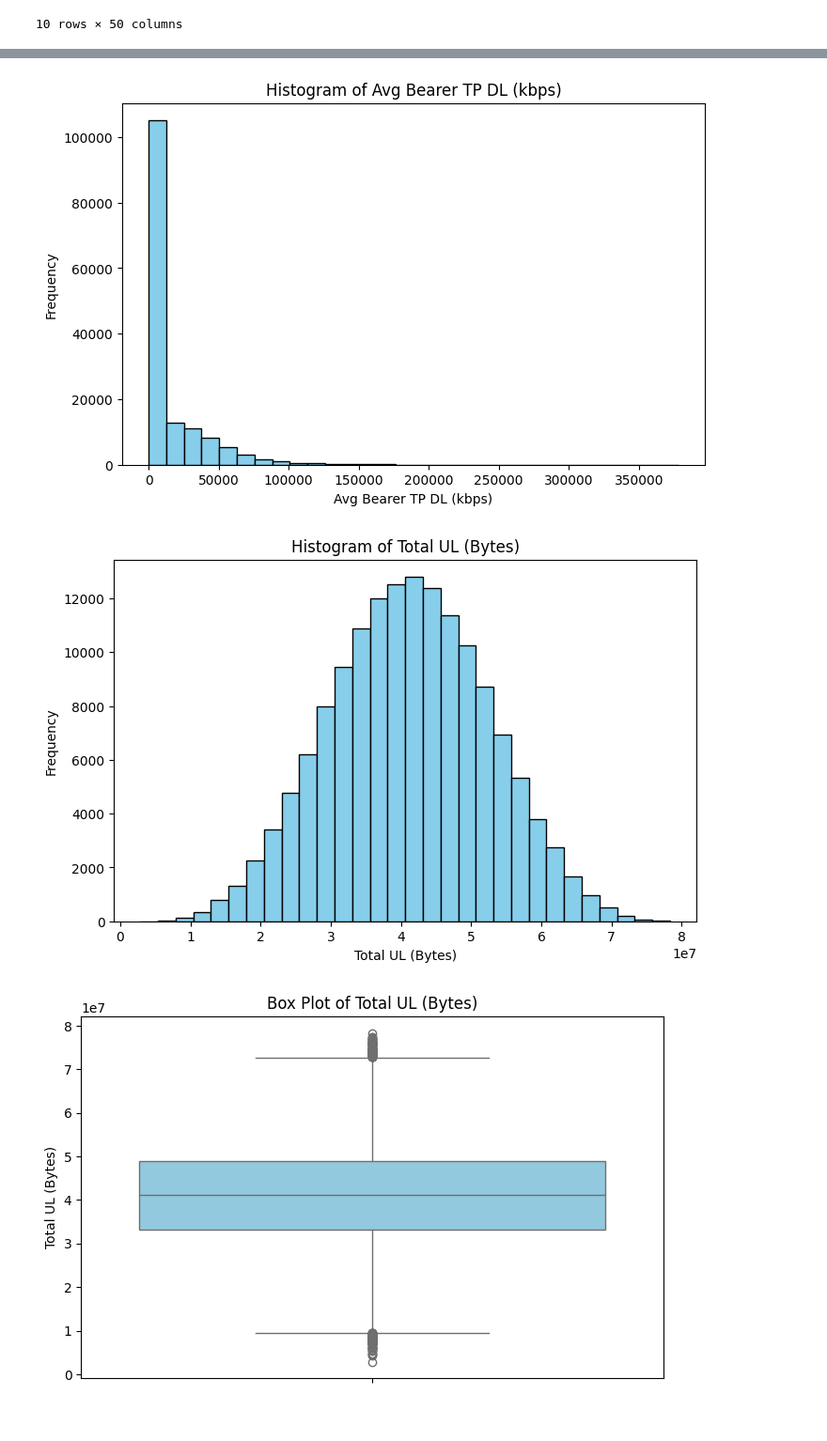
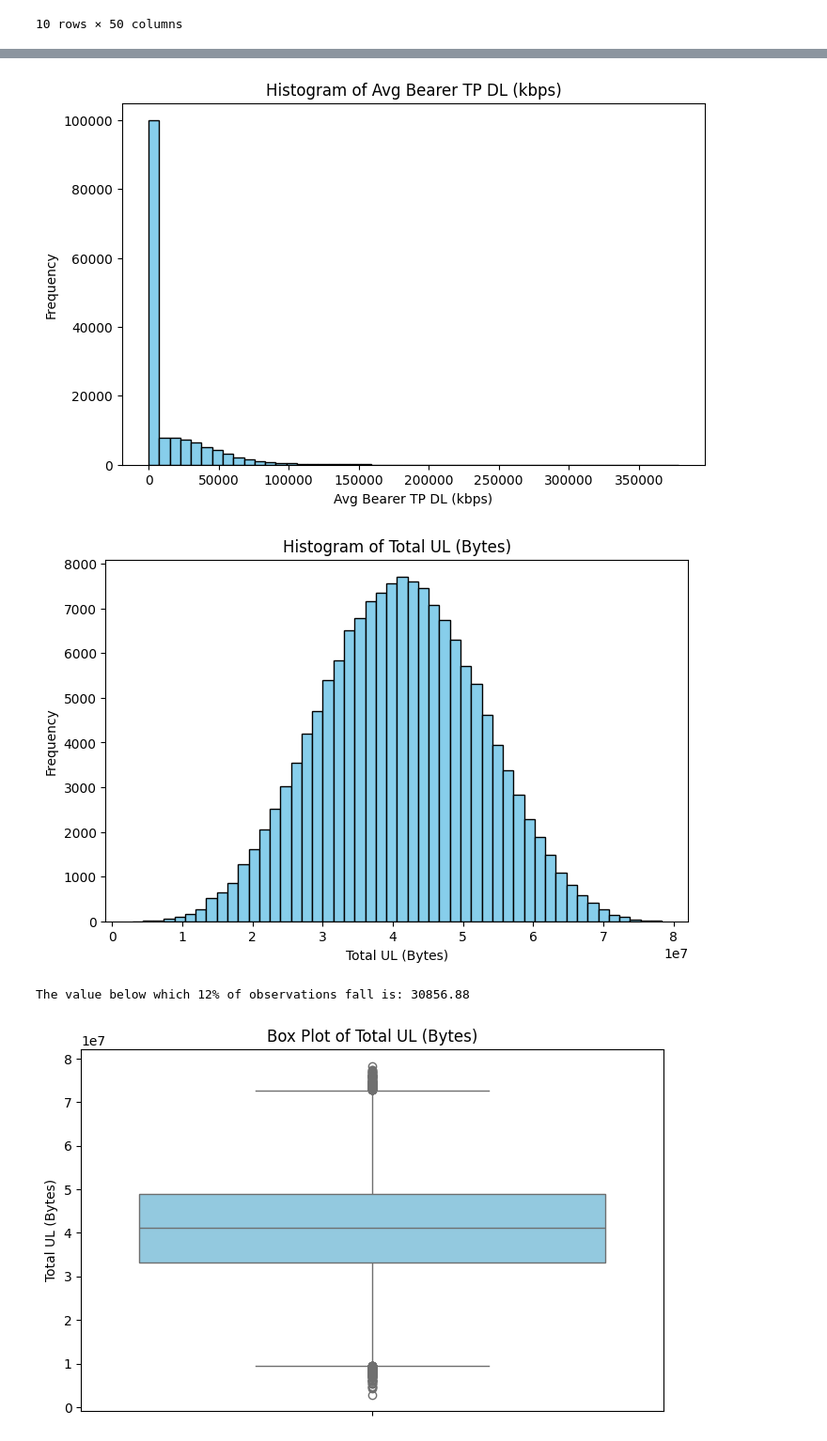
Before and after one commit to abrhamadddis/Week-1-User-Analytics-in-the-Telecommunication-Industry, a Jupyter notebook: note_book/Basic_metric.ipynb, the cells around one changed output, grey strips where cells are left out. Shown: that part at 94% size. Saved outputs shown, nothing was run; the diff lists cells and outputs as text; code cells hidden in the pictures.

```diff
--- a/note_book/Basic_metric.ipynb
+++ b/note_book/Basic_metric.ipynb
@@ -71,7 +98,7 @@ columns_for_analysis = ["Dur. (ms)", "Avg RTT DL (ms)", "Avg RTT UL (ms)", "Avg
 # Plot histograms for each selected column
 for column in columns_for_analysis:
     plt.figure(figsize=(8, 5))
-    plt.hist(float_data[column].dropna(), bins=30, edgecolor='black', color='skyblue')
+    plt.hist(float_data[column].dropna(), bins=50, edgecolor='black', color='skyblue')
     plt.title(f'Histogram of {column}')
     plt.xlabel(column)
     plt.ylabel('Frequency')
@@ -83,5 +110,13 @@ for column in columns_for_analysis:
-[figure, old version]
+[figure, new version]
-[figure, old version]
+[figure, new version]
+# %%
+import numpy as np
+
+
+dur_percentile_12 = np.percentile(float_data["Dur. (ms)"].dropna(), 12)
+print(f"The value below which 12% of observations fall is: {dur_percentile_12}")
+# %% [output]
+The value below which 12% of observations fall is: 30856.88
 # %%
 import seaborn as sns
 
```
Also changed, not shown: parts of 4 cells of this notebook, 8 other files.
